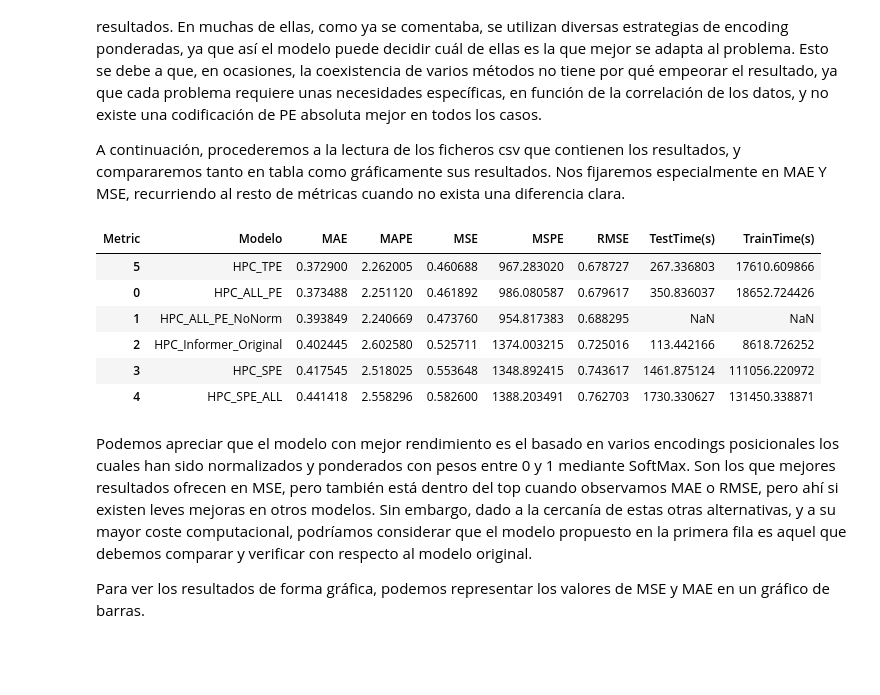
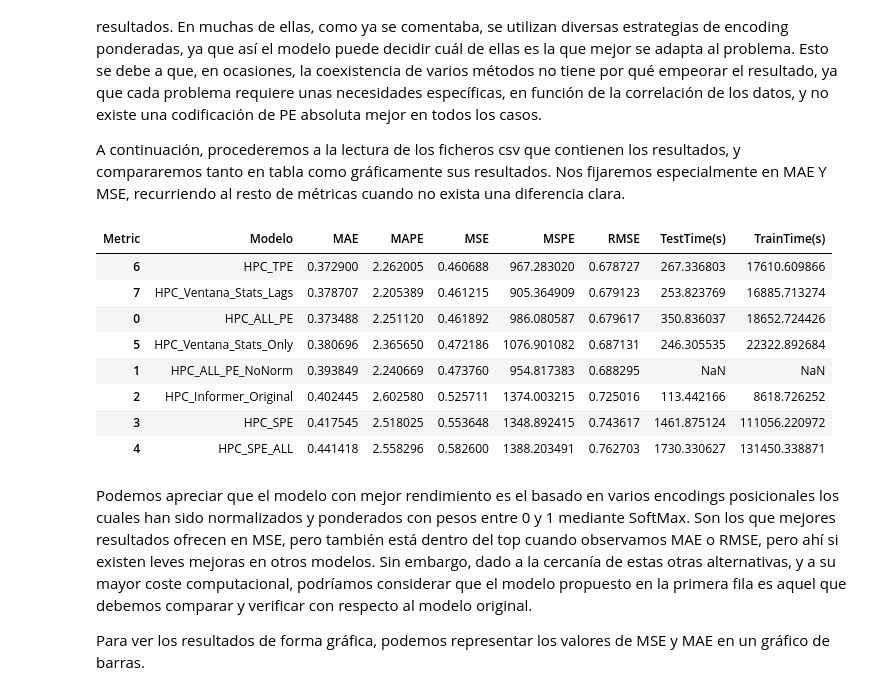
Before and after one commit to hexecoded/TFM, a Jupyter notebook: Experimentos/ResultadosNGPU.ipynb, the cells around one changed output. Saved outputs shown, nothing was run; the diff lists cells and outputs as text; code cells hidden in the pictures; blank space fills up the shorter version.

```diff
--- a/Experimentos/ResultadosNGPU.ipynb
+++ b/Experimentos/ResultadosNGPU.ipynb
@@ -23,38 +23,40 @@ A continuación, procederemos a la lectura de los ficheros csv que contienen los
 # %%
 import pandas as pd
 
 # Ficheros con sus nombres de modelo
 model_files = {
     "HPC_ALL_PE": "../ResultadosNGPU/HPC_ALL_PE_v2.csv",
     "HPC_ALL_PE_NoNorm": "../ResultadosNGPU/HPC_ALL_PE_v2_NoNorm.csv",
     "HPC_Informer_Original": "../ResultadosNGPU/HPC_Orig.csv",
     "HPC_SPE": "../ResultadosNGPU/HPC_SPE.csv",
     "HPC_SPE_ALL": "../ResultadosNGPU/HPC_SPE_ALL.csv",
-    #"HPC_Ventana_Stats_Only": "../ResultadosNGPU/HPC_Stats_Only.csv",
-    "HPC_TPE": "../ResultadosNGPU/HPC_TPE.csv"#,
-    #"HPC_Ventana_Stats_Lags": "../ResultadosNGPU/HPC_Ventana_NoLags.csv"
+    "HPC_Ventana_Stats_Only": "../ResultadosNGPU/HPC_Stats_Only.csv",
+    "HPC_TPE": "../ResultadosNGPU/HPC_TPE.csv",
+    "HPC_Ventana_Stats_Lags": "../ResultadosNGPU/HPC_Ventana_NoLags.csv"
 }
 
 dfs = []
 
 for model_name, file_path in model_files.items():
     df = pd.read_csv(file_path)
     df['Modelo'] = model_name  # Añadir columna del modelo
     # Pivotar: cada métrica será una columna, el modelo será el índice
     df_pivot = df.pivot(index='Modelo', columns='Metric', values='Mean')
     dfs.append(df_pivot)
 
 # Unir todos los modelos
 final_df = pd.concat(dfs)
 
 # Resetear índice si quieres "Modelo" como columna normal
 final_df.reset_index(inplace=True)
 final_df = final_df.sort_values(by="MSE")
 display(final_df)
 # %% [output]
 | Metric | Modelo | MAE | MAPE | MSE | MSPE | RMSE | TestTime(s) | TrainTime(s) |
-| 5 | HPC_TPE | 0.372900 | 2.262005 | 0.460688 | 967.283020 | 0.678727 | 267.336803 | 17610.609866 |
+| 6 | HPC_TPE | 0.372900 | 2.262005 | 0.460688 | 967.283020 | 0.678727 | 267.336803 | 17610.609866 |
+| 7 | HPC_Ventana_Stats_Lags | 0.378707 | 2.205389 | 0.461215 | 905.364909 | 0.679123 | 253.823769 | 16885.713274 |
 | 0 | HPC_ALL_PE | 0.373488 | 2.251120 | 0.461892 | 986.080587 | 0.679617 | 350.836037 | 18652.724426 |
+| 5 | HPC_Ventana_Stats_Only | 0.380696 | 2.365650 | 0.472186 | 1076.901082 | 0.687131 | 246.305535 | 22322.892684 |
 | 1 | HPC_ALL_PE_NoNorm | 0.393849 | 2.240669 | 0.473760 | 954.817383 | 0.688295 | NaN | NaN |
 | 2 | HPC_Informer_Original | 0.402445 | 2.602580 | 0.525711 | 1374.003215 | 0.725016 | 113.442166 | 8618.726252 |
 | 3 | HPC_SPE | 0.417545 | 2.518025 | 0.553648 | 1348.892415 | 0.743617 | 1461.875124 | 111056.220972 |
```
Also changed, not shown: parts of 1 cell of this notebook, 2 other files.
